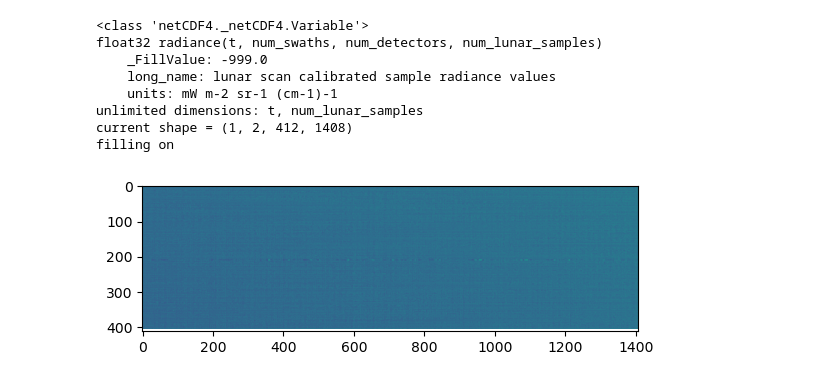
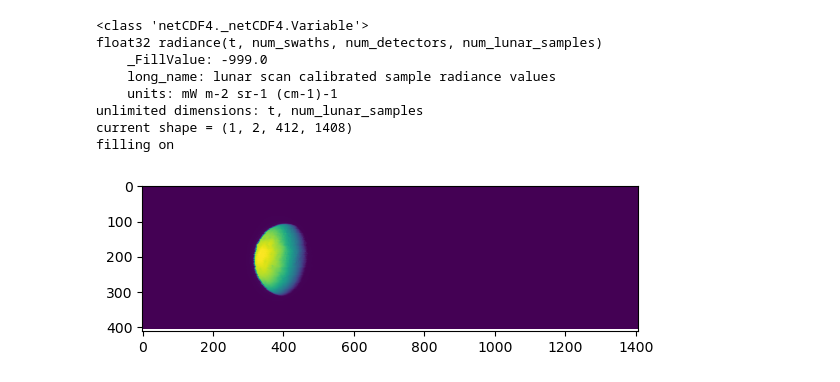
Before and after one commit to MillionConcepts/knowing-the-sky, a Jupyter notebook: knowing-the-sky/6_Seeing_the_Moon.ipynb, the cells around one changed output. Saved outputs shown, nothing was run; the diff lists cells and outputs as text; code cells hidden in the pictures.

Commit message:
updates to notebook 6, 4 example GOES images

```diff
--- a/knowing-the-sky/6_Seeing_the_Moon.ipynb
+++ b/knowing-the-sky/6_Seeing_the_Moon.ipynb
@@ -30,5 +30,8 @@ In this notebook, we will use computer vision to explore the fullness of the moo
 import netCDF4
 import numpy as np
 
-data=netCDF4.Dataset('OR_ABI-INST-CAL-LUN-M3C16_G16_s20170670622289_e20170670622289_c20170670622458.nc')
+fwe=netCDF4.Dataset('OR_ABI-INST-CAL-LUN-M3C06_G16_s20170711856217_e20170711856217_c20170711856350.nc')
+fne=netCDF4.Dataset('OR_ABI-INST-CAL-LUN-M3C06_G16_s20170711859217_e20170711859217_c20170711859361.nc')
+gns=netCDF4.Dataset('OR_ABI-INST-CAL-LUN-M3C06_G16_s20170752113589_e20170752113589_c20170752114135.nc')
+gos=netCDF4.Dataset('OR_ABI-INST-CAL-LUN-M3C15_G16_s20170752114289_e20170752114289_c20170752114469.nc')
 # %%
@@ -74,7 +77,7 @@ radiance_dqf
 data_file_version_container
 ()
 # %%
-l1a = data.variables['radiance']
+l1a = gos.variables['radiance']
 # %%
 l1a
 # %% [output]
@@ -91,6 +94,6 @@ import matplotlib.pyplot as plt
 # %%
 %matplotlib inline
 # %%
-cs = plt.imshow(l1a[0,1,:,:])
+cs = plt.imshow(l1a[0,0,:,:])
 # %% [output]
-[figure, old version]
+[figure, new version]
```
Also changed, not shown: parts of 6 cells of this notebook, 4 other files.
